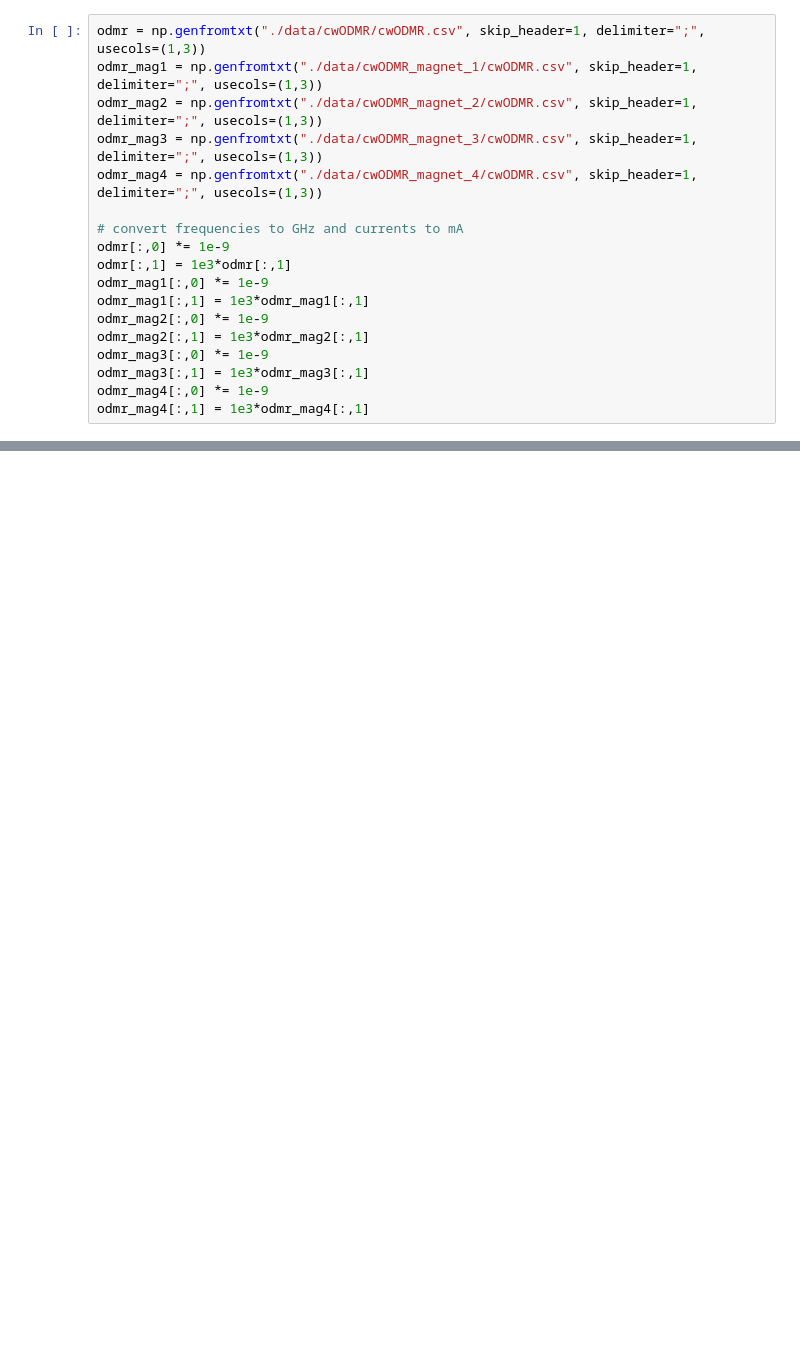
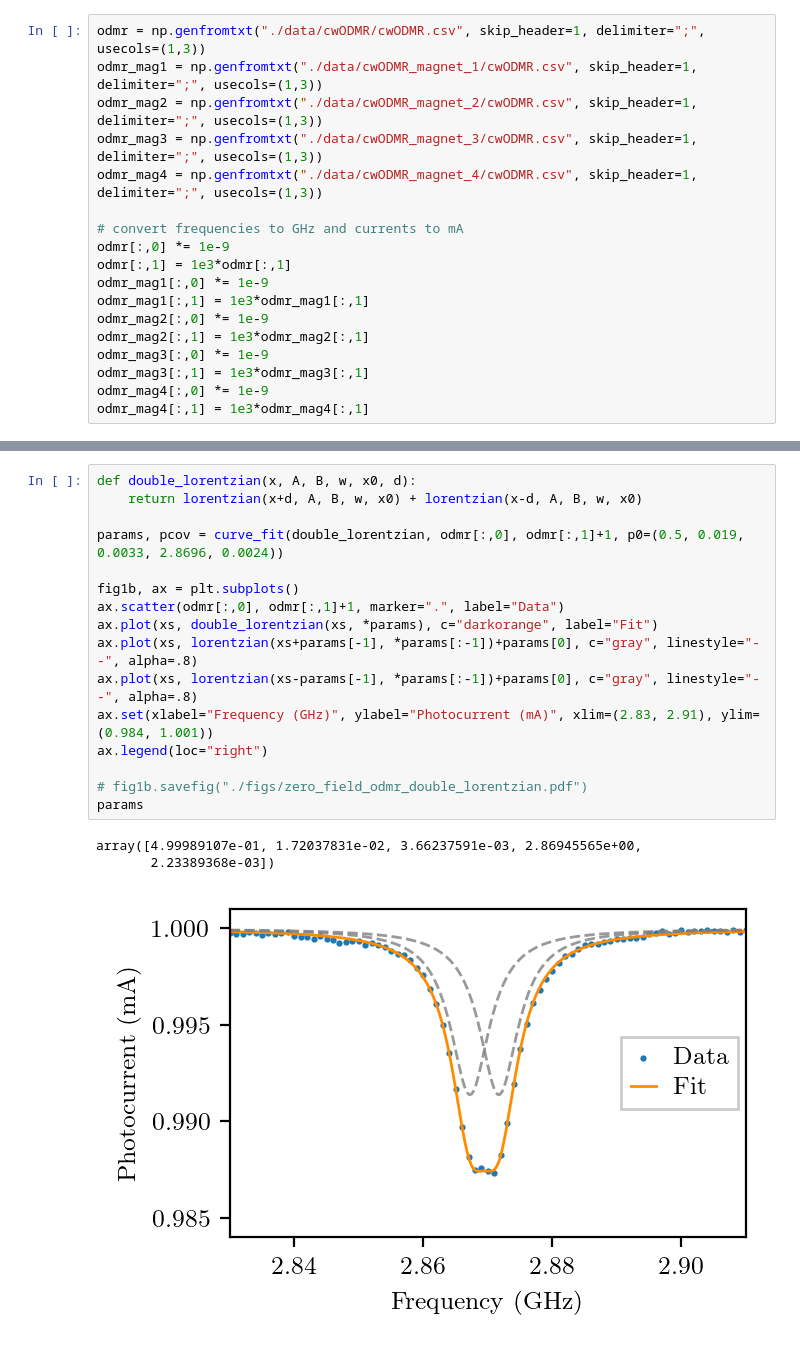
Before and after one commit to broschli/fopra, a Jupyter notebook: nv_centers/plot.ipynb, the cells around one changed output, grey strips where cells are left out. Drawn from its saved outputs; the diff is of its cells as text; blank space fills up the shorter version.

```diff
--- a/nv_centers/plot.ipynb
+++ b/nv_centers/plot.ipynb
@@ -43,0 +57,20 @@ array([1.00016971, 0.0138373 , 0.00511768, 2.86946838])
+# %%
+def double_lorentzian(x, A, B, w, x0, d):
+    return lorentzian(x+d, A, B, w, x0) + lorentzian(x-d, A, B, w, x0)
+
+params, pcov = curve_fit(double_lorentzian, odmr[:,0], odmr[:,1]+1, p0=(0.5, 0.019, 0.0033, 2.8696, 0.0024))
+
+fig1b, ax = plt.subplots()
+ax.scatter(odmr[:,0], odmr[:,1]+1, marker=".", label="Data")
+ax.plot(xs, double_lorentzian(xs, *params), c="darkorange", label="Fit")
+ax.plot(xs, lorentzian(xs+params[-1], *params[:-1])+params[0], c="gray", linestyle="--", alpha=.8)
+ax.plot(xs, lorentzian(xs-params[-1], *params[:-1])+params[0], c="gray", linestyle="--", alpha=.8)
+ax.set(xlabel="Frequency (GHz)", ylabel="Photocurrent (mA)", xlim=(2.83, 2.91), ylim=(0.984, 1.001))
+ax.legend(loc="right")
+
+# fig1b.savefig("./figs/zero_field_odmr_double_lorentzian.pdf")
+params
+# %% [output]
+array([4.99989107e-01, 1.72037831e-02, 3.66237591e-03, 2.86945565e+00,
+       2.23389368e-03])
+[figure, added]
```
Also changed, not shown: parts of 19 cells of this notebook, 8 other files.
